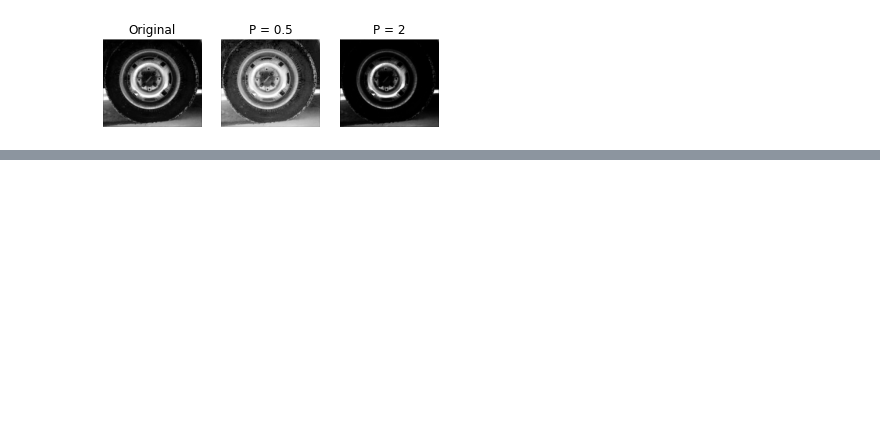
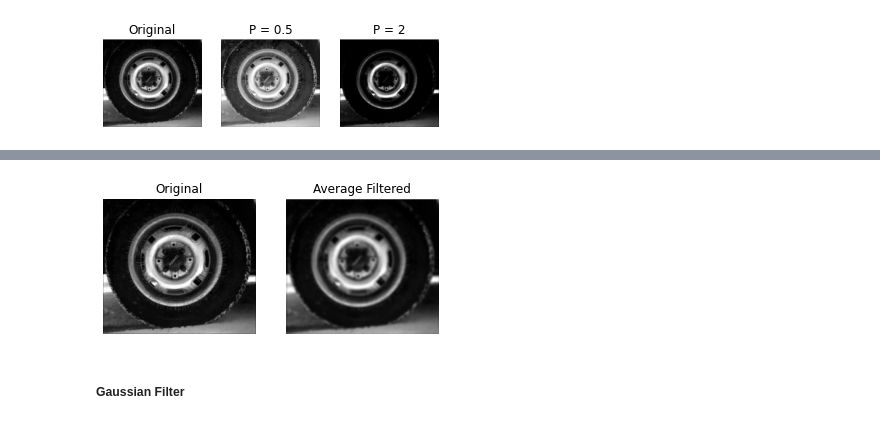
Before and after one commit to ilmannafian04/csce604133, a Jupyter notebook: csce604133/lab1.ipynb, the cells around one changed output, grey strips where cells are left out. Drawn from its saved outputs; the diff is of its cells as text; code cells hidden in the pictures; blank space fills up the shorter version.

```diff
--- a/csce604133/lab1.ipynb
+++ b/csce604133/lab1.ipynb
@@ -87,0 +179,17 @@ plt.show()
+# %%
+tire_gray = color.rgb2gray(tire)
+tire_avg = filters.rank.mean(tire_gray, selem=morphology.square(4))
+# %%
+plt.subplot(1, 2, 1)
+plt.imshow(tire, cmap='gray',vmin=0,vmax=255)
+plt.title("Original")
+plt.axis("off")
+plt.subplot(1, 2, 2)
+plt.imshow(tire_avg, cmap='gray',vmin=0,vmax=255)
+plt.title("Average Filtered")
+plt.axis("off")
+plt.show()
+# %% [output]
+[figure, added]
+# %% [markdown]
+##### Gaussian Filter
```
Also changed, not shown: parts of 41 cells of this notebook, 4 other files.
